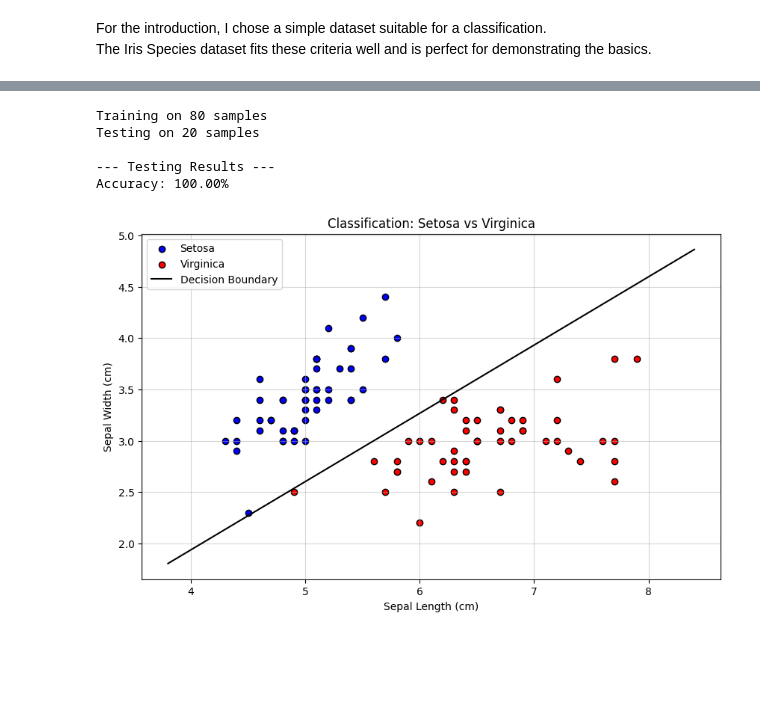
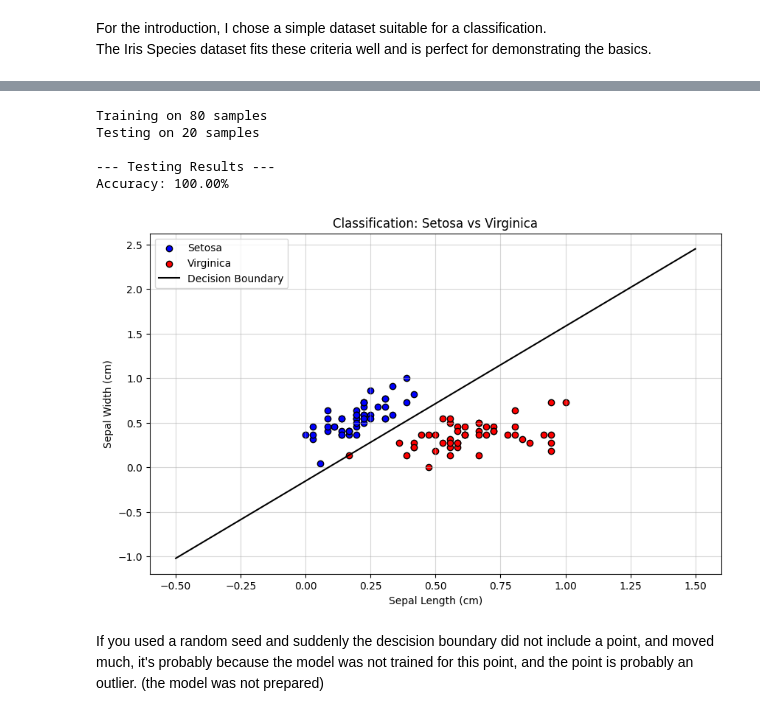
Before and after one commit to YaliMagdasy/ml-models-and-usage, a Jupyter notebook: notebooks/binary-classification.ipynb, the cells around one changed output, grey strips where cells are left out. Saved outputs shown, nothing was run; the diff lists cells and outputs as text; code cells hidden in the pictures; blank space fills up the shorter version.

```diff
--- a/notebooks/binary-classification.ipynb
+++ b/notebooks/binary-classification.ipynb
@@ -80,12 +81,17 @@ df
 df_binary = df[df['Species'].isin(['Iris-setosa', 'Iris-virginica'])]
 
 # Using only two features for the classification so we can later on visualize the decision boundary in a 2D plot.
+# We can do this since these two species are well separated in these two features, so we don't need other factors.
 X = df_binary[['SepalLengthCm', 'SepalWidthCm']].values
 y = np.where(df_binary['Species'] == 'Iris-setosa', 1, -1) # Some perceptrons use 1 and -1, others use 1 and 0
 
 
 # --- 2. Split Data for training & testing ---
-np.random.seed()
+
+# Normalize features to 0-1 range for better performance
+X = (X - X.min(axis=0)) / (X.max(axis=0) - X.min(axis=0))
+
+np.random.seed(10)
 shuffled_indices = np.random.permutation(len(X))
 split_point = int(len(X) * 0.8)
 
@@ -100,7 +106,7 @@ X_test, y_test = X[test_indices], y[test_indices]
 print(f"Training on {len(X_train)} samples")
 
 model = Perceptron()
-model.fit(X_train, y_train, n_epochs=500, show_progress=False, learning_rate=0.01)
+model.fit(X_train, y_train, learning_rate=1, n_epochs=500, show_progress=False)
 
 
 # --- 4. Evaluation ---
@@ -113,31 +119,33 @@ accuracy = np.mean(predictions == y_test)
 print(f"Accuracy: {accuracy * 100:.2f}%")
 
 
 # --- 5. Visualization ---
 plt.figure(figsize=(10, 6))
 
 plt.scatter(X[y==1][:, 0], X[y==1][:, 1], color='blue', label='Setosa', edgecolors='black')
 plt.scatter(X[y==-1][:, 0], X[y==-1][:, 1], color='red', label='Virginica', edgecolors='black')
 
 
 x_min, x_max = X[:, 0].min() - 0.5, X[:, 0].max() + 0.5
 x_vals = np.array([x_min, x_max])
 w = model.weights
 
 y_vals = -(w[0] * x_vals + w[2]) / w[1]
 
 plt.plot(x_vals, y_vals, 'black', label='Decision Boundary')
 
 plt.xlabel('Sepal Length (cm)')
 plt.ylabel('Sepal Width (cm)')
 plt.title('Classification: Setosa vs Virginica')
 plt.grid(True, alpha=0.5)
 plt.legend()
 plt.show()
 # %% [output]
 Training on 80 samples
 Testing on 20 samples
 
 --- Testing Results ---
 Accuracy: 100.00%
-[figure, old version]
+[figure, new version]
+# %% [markdown]
+If you used a random seed and suddenly the descision boundary did not include a point, and moved much, it's probably because the model was not trained for this point, and the point is probably an outlier. (the model was not prepared)
```
Also changed, not shown: parts of 1 cell of this notebook.
